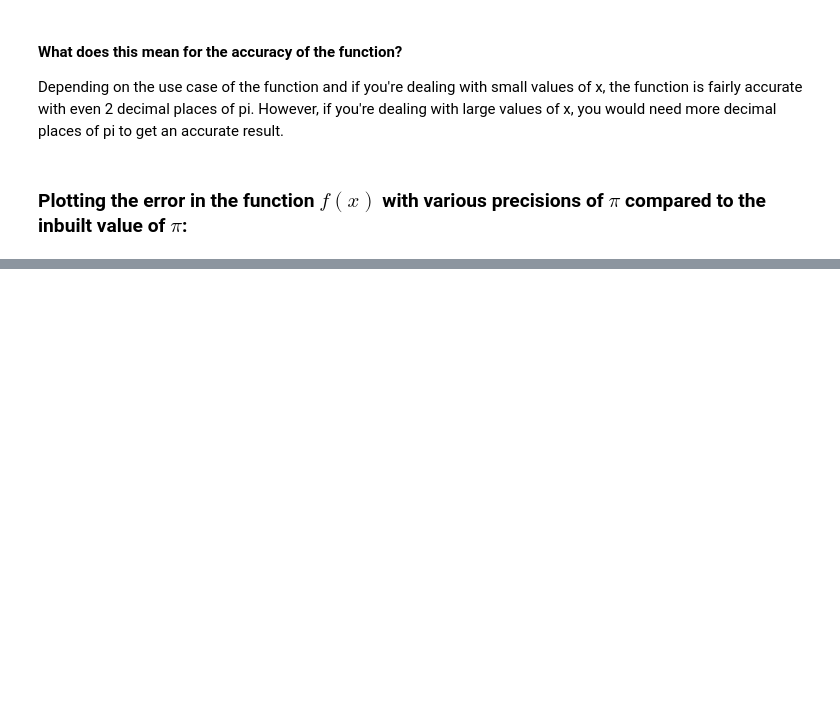
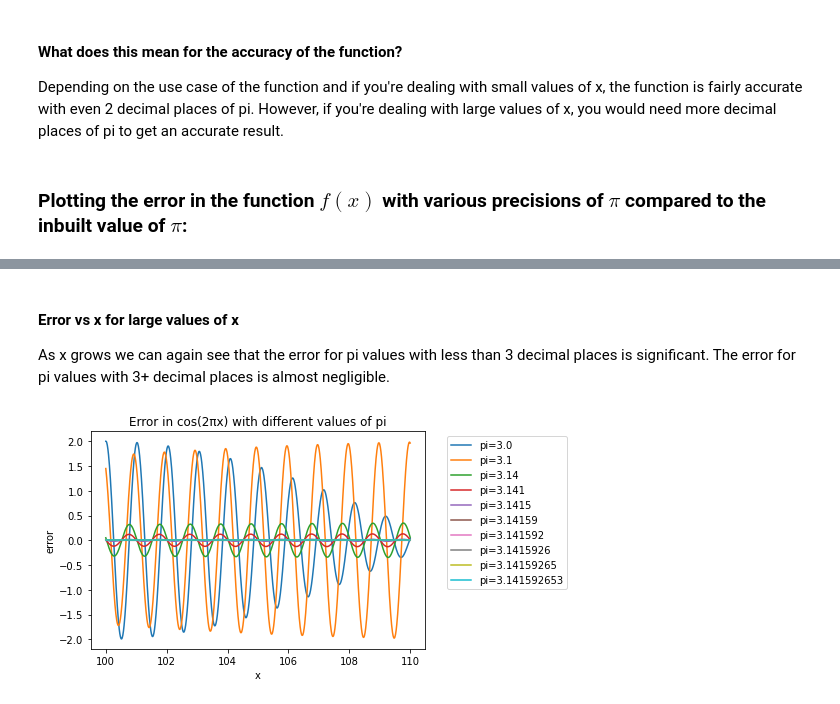
Before and after one commit to Rishi-Bidani/FIT3139, a Jupyter notebook: assignment1/part2.ipynb, the cells around one changed output, grey strips where cells are left out. Cells and saved outputs as stored; diff of their text form; code cells hidden in the pictures; blank space fills up the shorter version.

```diff
--- a/assignment1/part2.ipynb
+++ b/assignment1/part2.ipynb
@@ -86,0 +122,7 @@ Depending on the use case of the function and if you're dealing with small value
+# %% [markdown]
+#### Error vs x for large values of x
+As x grows we can again see that the error for pi values with less than 3 decimal places is significant. The error for pi values with 3+ decimal places is almost negligible.
+# %%
+plot_error(100, 110)
+# %% [output]
+[figure, added]
```
Also changed, not shown: parts of 6 cells of this notebook.
